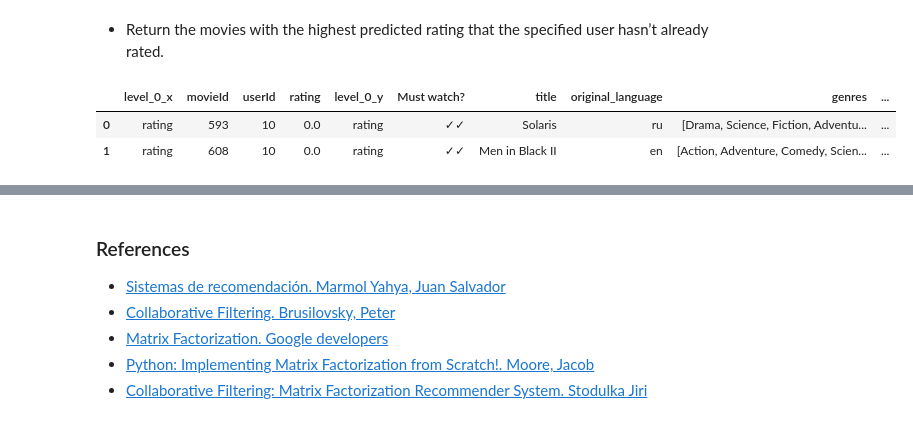
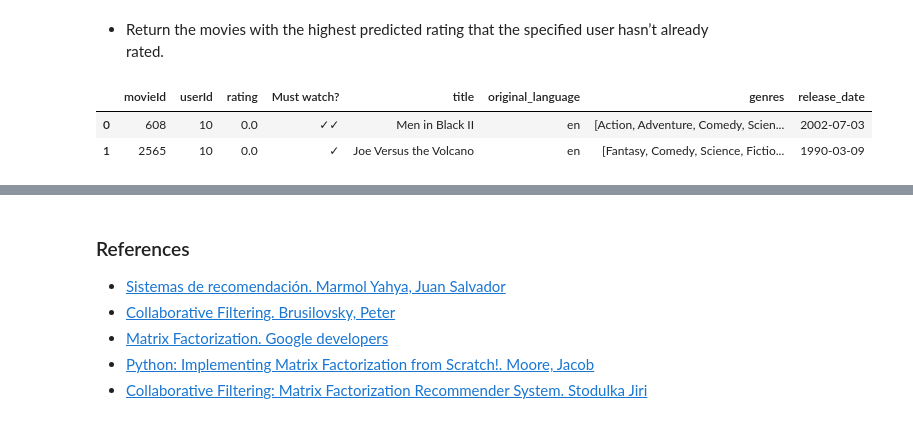
Before and after one commit to carlosgeovany/MachineLearning, a Jupyter notebook: RecommenderSystem.ipynb, the cells around one changed output, grey strips where cells are left out. Cells and saved outputs as stored; diff of their text form; code cells hidden in the pictures.

```diff
--- a/RecommenderSystem.ipynb
+++ b/RecommenderSystem.ipynb
@@ -519,7 +514,7 @@ display()
 # %%
 ## Best matrix with best k
 K = 3
-recomm = MatrixFactorization(ratings,K)
+recomm = MatrixFactorization(K,ratings,movies_data)
 ## Train the model, default iterations is 2
 learning_rate = 1.0
 recomm.fit(learning_rate,iterations=10)
@@ -563,8 +558,8 @@ array([[1.19358645, 0.75172557, 0.52273757, ..., 0.40029992, 0.35659243,
 # %%
 ## Recommended movies by top rating
 user = 10
-recomm.top_recommends(user, movies_data)
+recomm.top_recommends(user)
 # %% [output]
-|  | level_0_x | movieId | userId | rating | level_0_y | Must watch? | title | original_language | genres | ... |
-| 0 | rating | 593 | 10 | 0.0 | rating | ✓✓ | Solaris | ru | [Drama, Science, Fiction, Adventu... | ... |
-| 1 | rating | 608 | 10 | 0.0 | rating | ✓✓ | Men in Black II | en | [Action, Adventure, Comedy, Scien... | ... |
+|  | movieId | userId | rating | Must watch? | title | original_language | genres | release_date |
+| 0 | 608 | 10 | 0.0 | ✓✓ | Men in Black II | en | [Action, Adventure, Comedy, Scien... | 2002-07-03 |
+| 1 | 2565 | 10 | 0.0 | ✓ | Joe Versus the Volcano | en | [Fantasy, Comedy, Science, Fictio... | 1990-03-09 |
```
Also changed, not shown: parts of 12 cells of this notebook, 1 other file.
